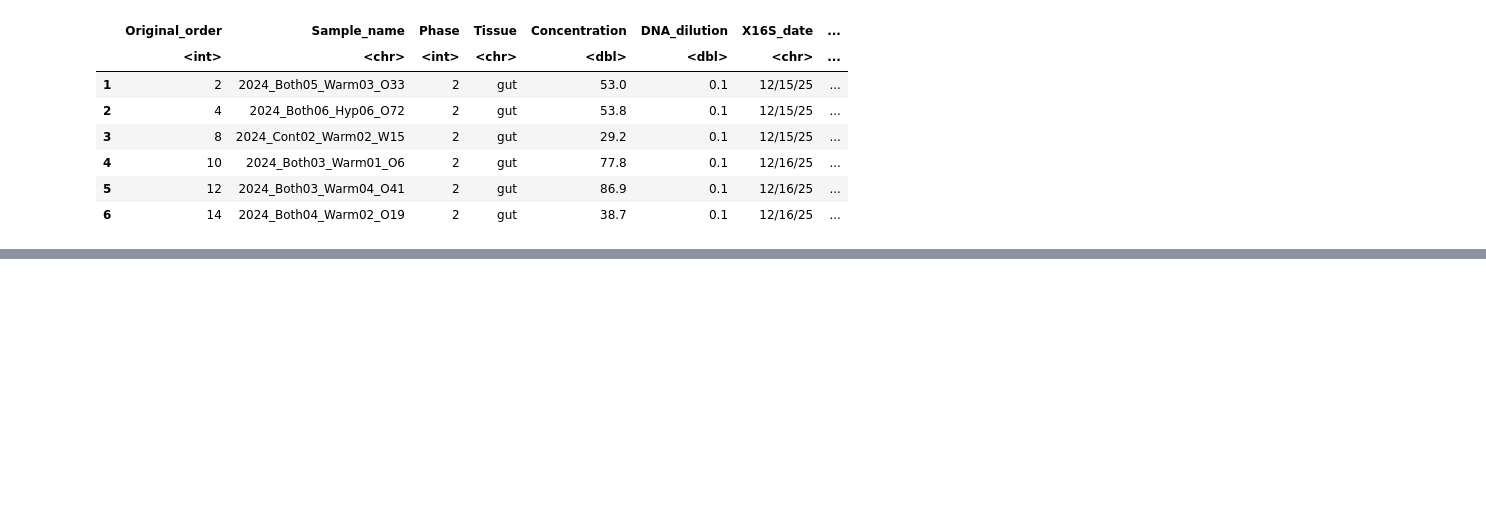
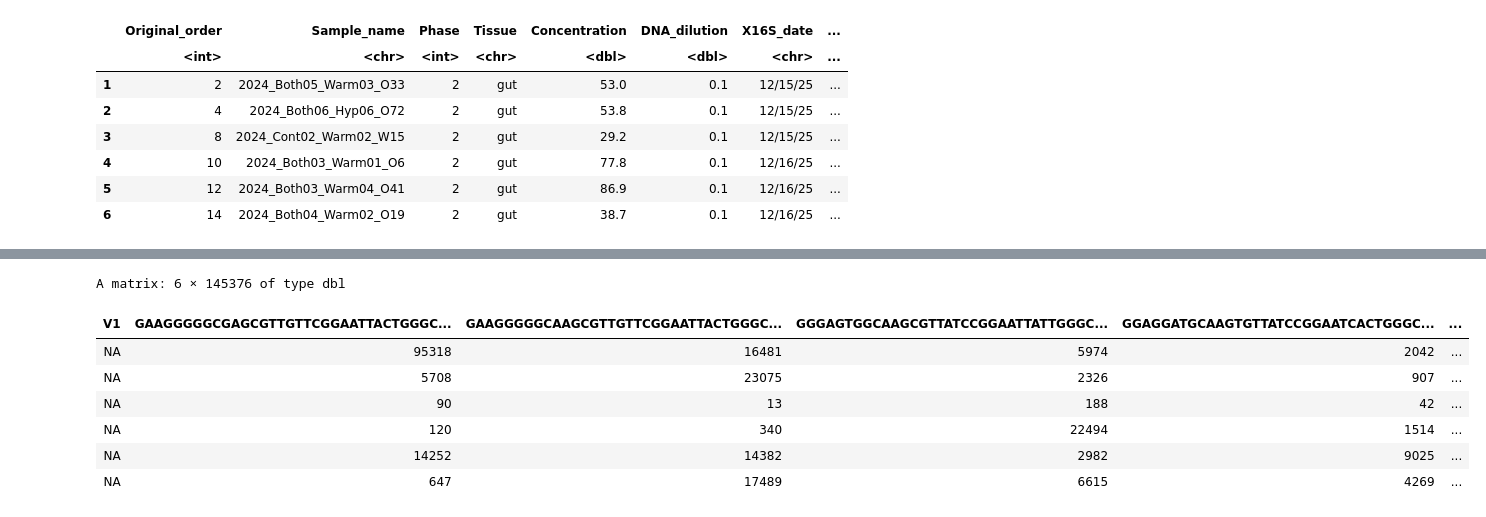
Before and after one commit to jfiorilla/ORCC_16S, a Jupyter notebook: phyloseq-working.ipynb, the cells around one changed output, grey strips where cells are left out. Saved outputs shown, nothing was run; the diff lists cells and outputs as text; code cells hidden in the pictures; blank space fills up the shorter version.

```diff
--- a/phyloseq-working.ipynb
+++ b/phyloseq-working.ipynb
@@ -80,0 +110,10 @@ write.csv(meta, "/project/pi_sarah_gignouxwolfsohn_uml_edu/jade/ORCC_16S/metadat
+# %%
+# Load ASV table using fread because csv is large
+seqtab.nochim <- fread("/scratch4/workspace/jade_fiorilla_student_uml_edu-rawseqorcc/dada2/ASV_nochim.csv")
+seqtab.nochim <- as.matrix(seqtab.nochim)
+storage.mode(seqtab.nochim) <- "numeric"
+# -- AI, turn CSV into format required by dada2
+# -- Save as an RDS object next time rather than a csv and use lines below
+
+# Load RDS from ASV-table.r
+# seqtab.nochim <- readRDS("/scratch4/workspace/jade_fiorilla_student_uml_edu-rawseqorcc/dada2/ASV_nochim.rds")
@@ -80,0 +123,11 @@ write.csv(meta, "/project/pi_sarah_gignouxwolfsohn_uml_edu/jade/ORCC_16S/metadat
+# %%
+head(seqtab.nochim)
+# %% [output]
+A matrix: 6 × 145376 of type dbl
+| V1 | GAAGGGGGCGAGCGTTGTTCGGAATTACTGGGC... | GAAGGGGGCAAGCGTTGTTCGGAATTACTGGGC... | GGGAGTGGCAAGCGTTATCCGGAATTATTGGGC... | GGAGGATGCAAGTGTTATCCGGAATCACTGGGC... | ... |
+| NA | 95318 | 16481 | 5974 | 2042 | ... |
+| NA | 5708 | 23075 | 2326 | 907 | ... |
+| NA | 90 | 13 | 188 | 42 | ... |
+| NA | 120 | 340 | 22494 | 1514 | ... |
+| NA | 14252 | 14382 | 2982 | 9025 | ... |
+| NA | 647 | 17489 | 6615 | 4269 | ... |
```
Also changed, not shown: parts of 12 cells of this notebook, 5 other files.
